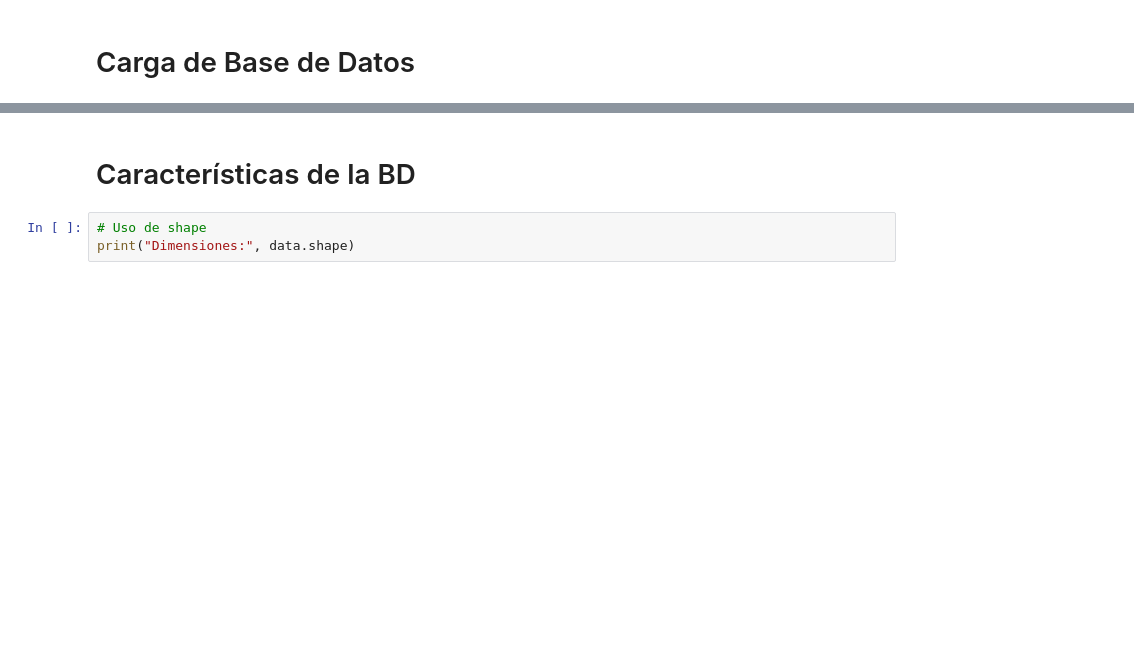
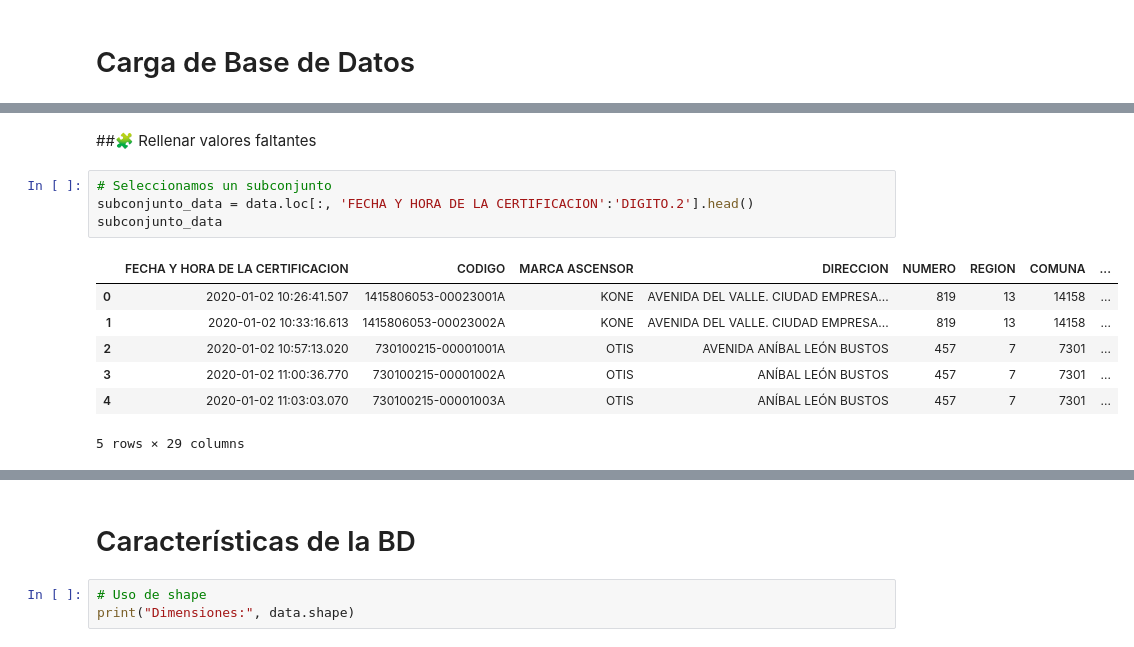
Before and after one commit to SAZA-KARTIAN/Ascensores_Chile, a Jupyter notebook: DB_Ascensores_certificados.ipynb, the cells around one changed output, grey strips where cells are left out. Drawn from its saved outputs; the diff is of its cells as text; blank space fills up the shorter version.

```diff
--- a/DB_Ascensores_certificados.ipynb
+++ b/DB_Ascensores_certificados.ipynb
@@ -33,0 +82,14 @@ print(data.head())
+# %% [markdown]
+##🧩 Rellenar valores faltantes
+# %%
+# Seleccionamos un subconjunto
+subconjunto_data = data.loc[:, 'FECHA Y HORA DE LA CERTIFICACION':'DIGITO.2'].head()
+subconjunto_data
+# %% [output]
+|  | FECHA Y HORA DE LA CERTIFICACION | CODIGO | MARCA ASCENSOR | DIRECCION | NUMERO | REGION | COMUNA | ... |
+| 0 | 2020-01-02 10:26:41.507 | 1415806053-00023001A | KONE | AVENIDA DEL VALLE. CIUDAD EMPRESA... | 819 | 13 | 14158 | ... |
+| 1 | 2020-01-02 10:33:16.613 | 1415806053-00023002A | KONE | AVENIDA DEL VALLE. CIUDAD EMPRESA... | 819 | 13 | 14158 | ... |
+| 2 | 2020-01-02 10:57:13.020 | 730100215-00001001A | OTIS | AVENIDA ANÍBAL LEÓN BUSTOS | 457 | 7 | 7301 | ... |
+| 3 | 2020-01-02 11:00:36.770 | 730100215-00001002A | OTIS | ANÍBAL LEÓN BUSTOS | 457 | 7 | 7301 | ... |
+| 4 | 2020-01-02 11:03:03.070 | 730100215-00001003A | OTIS | ANÍBAL LEÓN BUSTOS | 457 | 7 | 7301 | ... |
+5 rows × 29 columns
```
Also changed, not shown: parts of 7 cells of this notebook.
